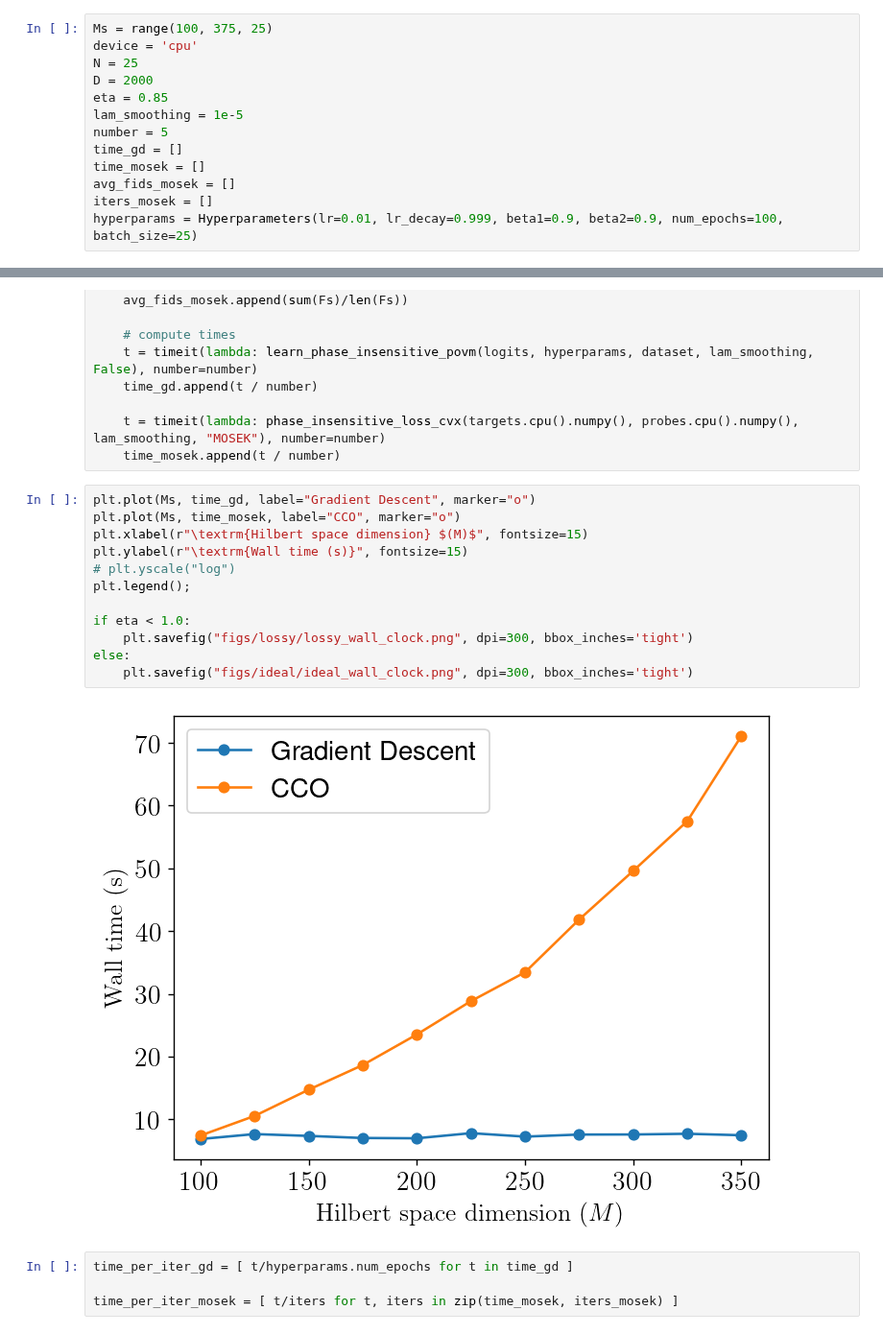
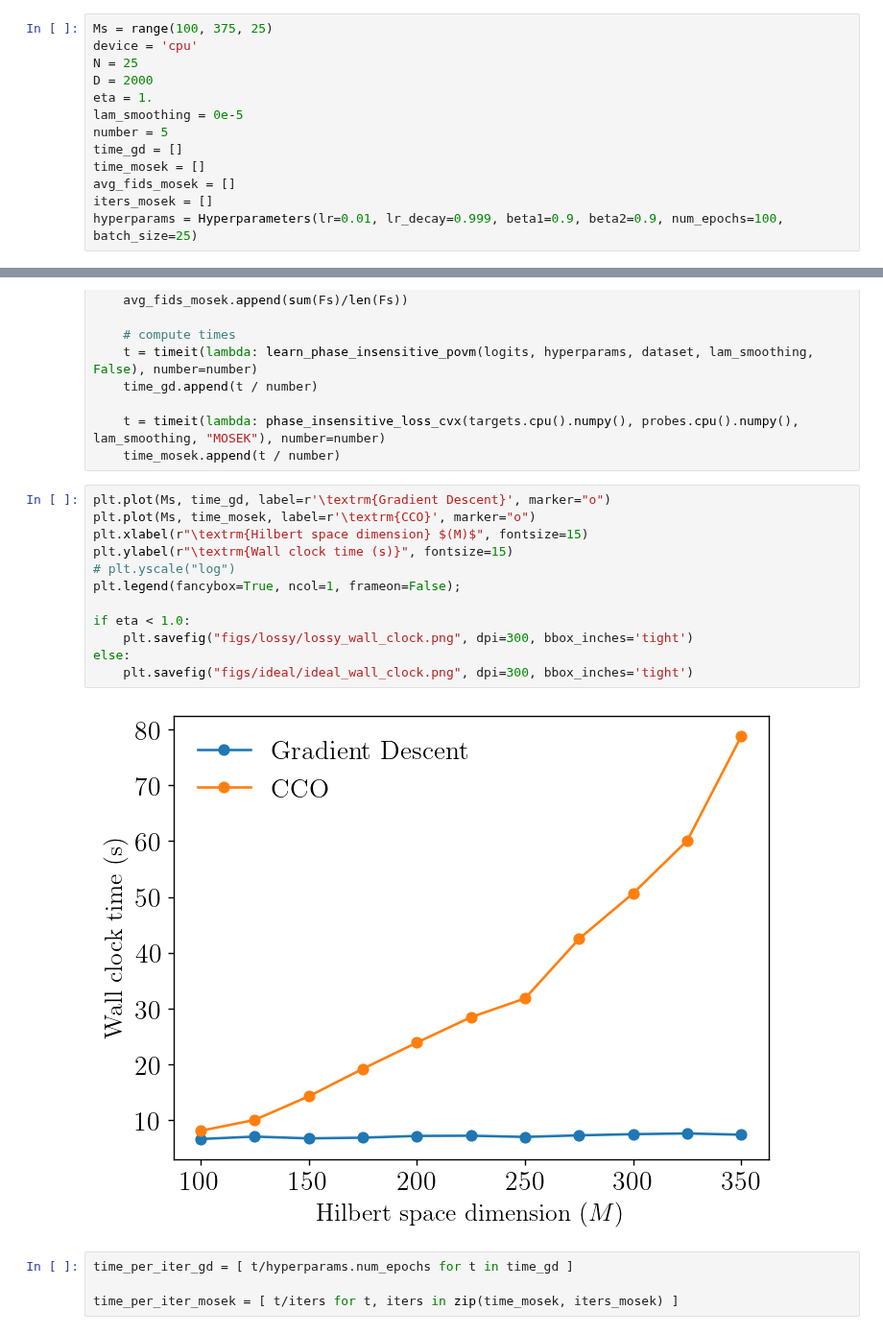
Before and after one commit to amanuelanteneh/gd-qdt, a Jupyter notebook: notebooks/time_comp.ipynb, the cells around one changed output, grey strips where cells are left out. Shown at 96% size. Drawn from its saved outputs; the diff is of its cells as text.

```diff
--- a/notebooks/time_comp.ipynb
+++ b/notebooks/time_comp.ipynb
@@ -33,8 +33,8 @@ Ms = range(100, 375, 25)
 device = 'cpu'
 N = 25
 D = 2000
-eta = 0.85
-lam_smoothing = 1e-5
+eta = 1.
+lam_smoothing = 0e-5
 number = 5
 time_gd = []
 time_mosek = []
@@ -88,19 +88,19 @@ for M in tqdm(Ms, desc="Performing time experiments"):
     t = timeit(lambda: phase_insensitive_loss_cvx(targets.cpu().numpy(), probes.cpu().numpy(), lam_smoothing, "MOSEK"), number=number)
     time_mosek.append(t / number)
 # %%
-plt.plot(Ms, time_gd, label="Gradient Descent", marker="o")
-plt.plot(Ms, time_mosek, label="CCO", marker="o")
+plt.plot(Ms, time_gd, label=r'\textrm{Gradient Descent}', marker="o")
+plt.plot(Ms, time_mosek, label=r'\textrm{CCO}', marker="o")
 plt.xlabel(r"\textrm{Hilbert space dimension} $(M)$", fontsize=15)
-plt.ylabel(r"\textrm{Wall time (s)}", fontsize=15)
+plt.ylabel(r"\textrm{Wall clock time (s)}", fontsize=15)
 # plt.yscale("log")
-plt.legend();
+plt.legend(fancybox=True, ncol=1, frameon=False);
 
 if eta < 1.0:
     plt.savefig("figs/lossy/lossy_wall_clock.png", dpi=300, bbox_inches='tight')
 else:
     plt.savefig("figs/ideal/ideal_wall_clock.png", dpi=300, bbox_inches='tight')
 # %% [output]
-[figure, old version]
+[figure, new version]
 # %%
 time_per_iter_gd = [ t/hyperparams.num_epochs for t in time_gd ]
 
```
Also changed, not shown: parts of 2 cells of this notebook, 14 other files.
